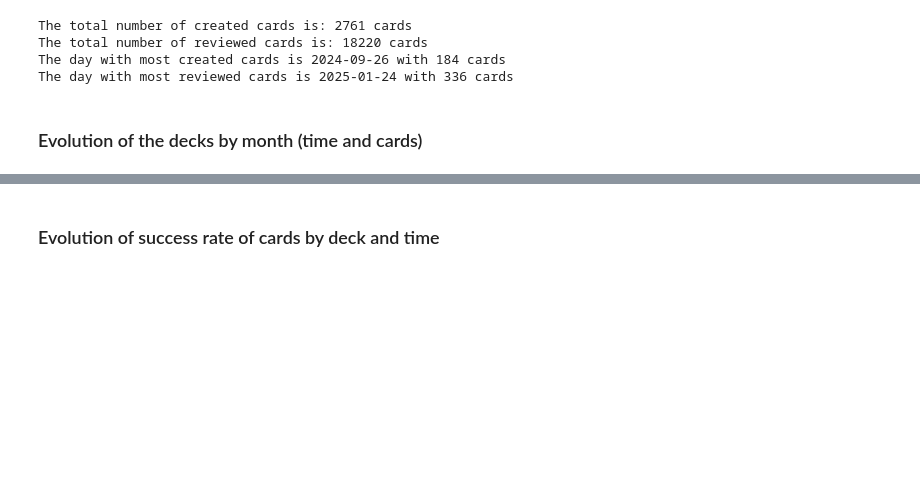
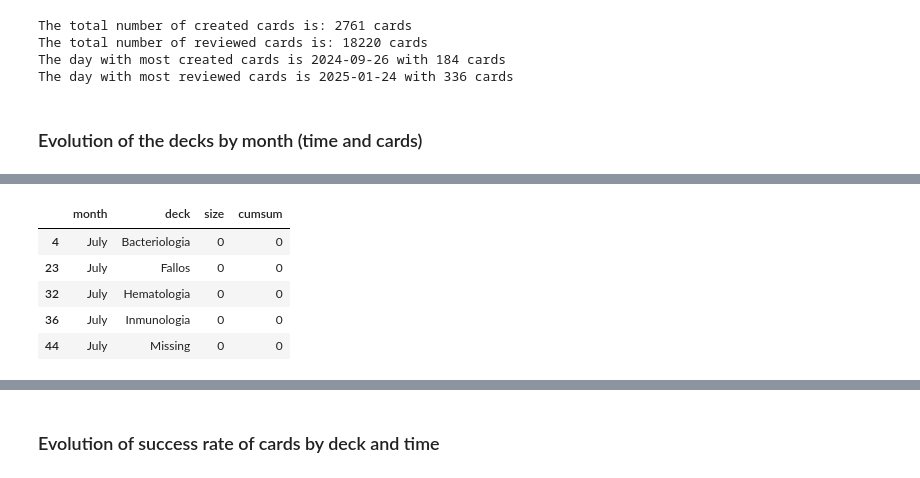
Before and after one commit to Oddman43/BIR_EDA, a Jupyter notebook: notebooks/data_analysis.ipynb, the cells around one changed output, grey strips where cells are left out. Saved outputs shown, nothing was run; the diff lists cells and outputs as text; code cells hidden in the pictures; blank space fills up the shorter version.

```diff
--- a/notebooks/data_analysis.ipynb
+++ b/notebooks/data_analysis.ipynb
@@ -746,0 +804,15 @@ The day with most reviewed cards is 2025-01-24 with 336 cards
+# %%
+jan_mask = anki_decks_count["month"].eq("January")
+decks_above_fifty = (
+    anki_decks_count.loc[jan_mask & anki_decks_count["cumsum"].gt(125), "deck"]
+    .unique()
+)
+anki_decks_count_top = anki_decks_count[anki_decks_count["deck"].isin(decks_above_fifty)]
+anki_decks_count_top.head()
+# %% [output]
+|  | month | deck | size | cumsum |
+| 4 | July | Bacteriologia | 0 | 0 |
+| 23 | July | Fallos | 0 | 0 |
+| 32 | July | Hematologia | 0 | 0 |
+| 36 | July | Inmunologia | 0 | 0 |
+| 44 | July | Missing | 0 | 0 |
```
Also changed, not shown: parts of 11 cells of this notebook.
